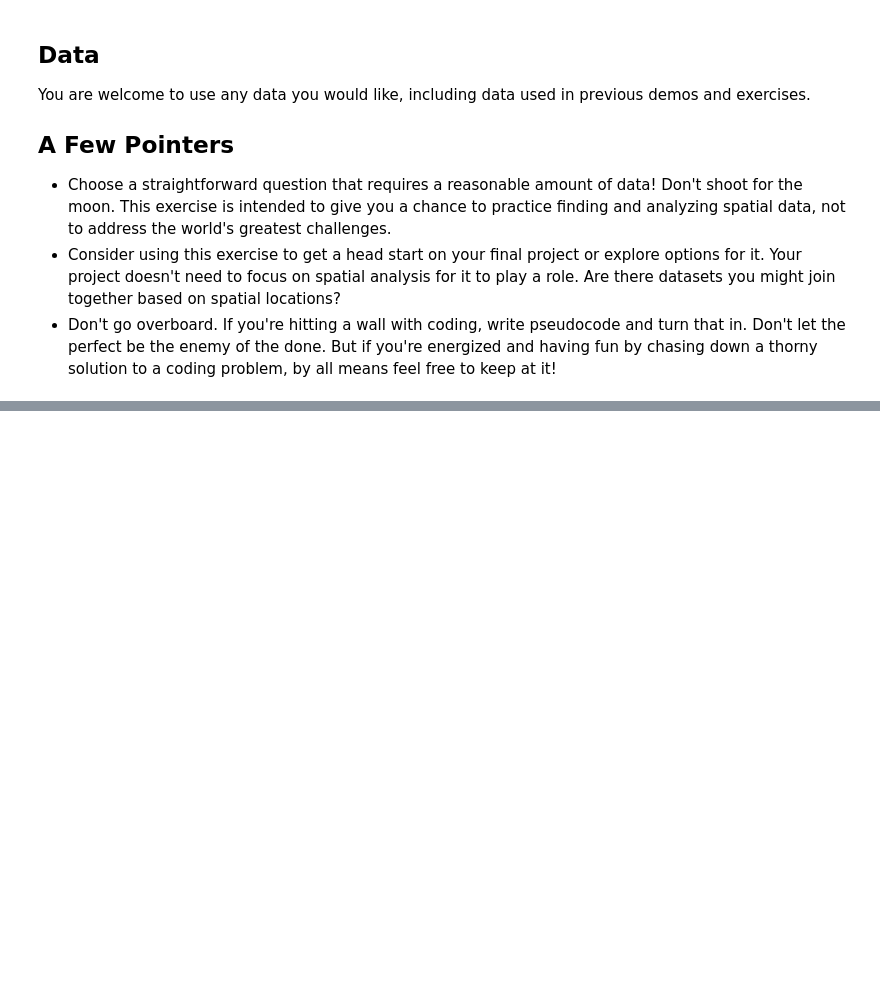
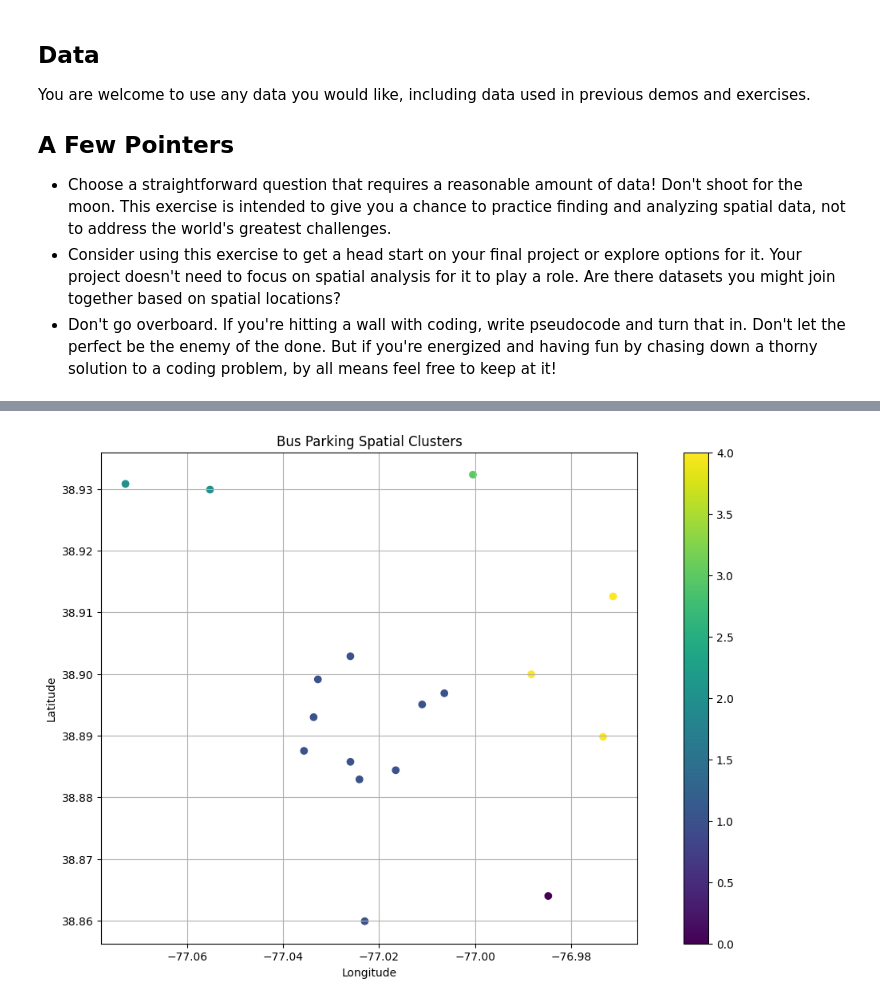
Before and after one commit to ncsg/ursp688y_sp2023, a Jupyter notebook: exercises/exercise07/exercise07.ipynb, the cells around one changed output, grey strips where cells are left out. Drawn from its saved outputs; the diff is of its cells as text; code cells hidden in the pictures; blank space fills up the shorter version.

```diff
--- a/exercises/exercise07/exercise07.ipynb
+++ b/exercises/exercise07/exercise07.ipynb
@@ -26,0 +199,27 @@ You are welcome to use any data you would like, including data used in previous
+# %%
+from sklearn.cluster import KMeans
+
+# Extract latitude and longitude coordinates from the 'geometry' column
+bus_parking_df['Latitude'] = bus_parking_df['geometry'].y
+bus_parking_df['Longitude'] = bus_parking_df['geometry'].x
+
+# Prepare features for clustering
+X = bus_parking_df[['Latitude', 'Longitude']]
+
+# Perform K-means clustering
+kmeans = KMeans(n_clusters=5, random_state=42)  # Adjust the number of clusters as needed
+labels = kmeans.fit_predict(X)
+
+# Add cluster labels to the GeoDataFrame
+bus_parking_df['Cluster'] = labels
+
+# Visualize the clusters on a map
+fig, ax = plt.subplots(figsize=(15, 8))
+bus_parking_df.plot(ax=ax, column='Cluster', cmap='viridis', legend=True)
+plt.xlabel('Longitude')
+plt.ylabel('Latitude')
+plt.title('Bus Parking Spatial Clusters')
+plt.grid(True)
+plt.show()
+# %% [output]
+[figure, added]
```
Also changed, not shown: parts of 13 cells of this notebook.
